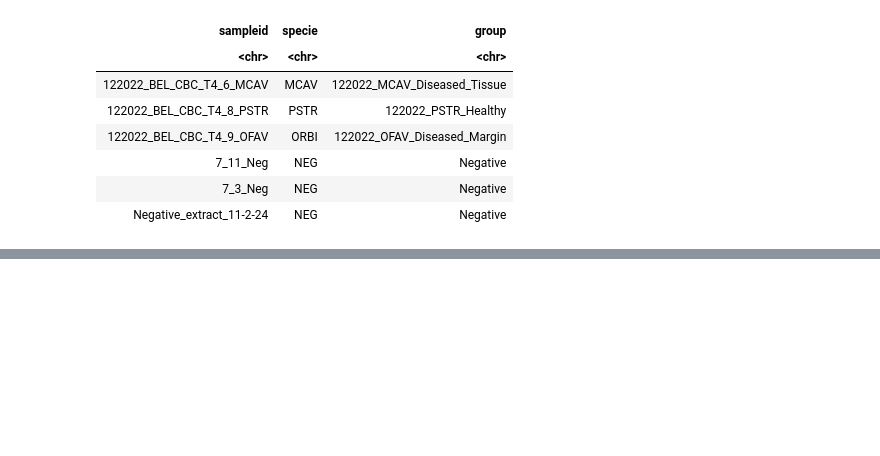
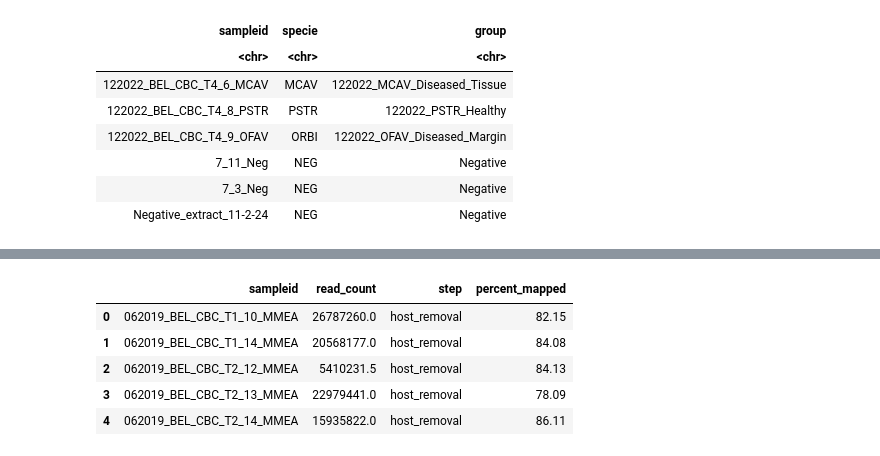
Before and after one commit to brookewicz/CBC_metagenomics, a Jupyter notebook: all_sctld/read_counts.ipynb, the cells around one changed output, grey strips where cells are left out. Drawn from its saved outputs; the diff is of its cells as text; code cells hidden in the pictures; blank space fills up the shorter version.

```diff
--- a/all_sctld/read_counts.ipynb
+++ b/all_sctld/read_counts.ipynb
@@ -526,0 +515,16 @@ df.head()
+# %%
+# MMEA
+sample_file='/scratch4/workspace/brooke_sienkiewicz_student_uml_edu-bel_raw/MMEA/spp_samples'
+file_path='/work/pi_sarah_gignouxwolfsohn_uml_edu/brooke/seqs042024/outputs'
+slurm_file='slurm-assembly-53514255.out'
+slurm_output=os.path.join(file_path, slurm_file)
+
+# Read sample IDs in order
+with open(sample_file, "r") as f:
+    sample_ids = [line.strip().split()[0] for line in f if line.strip()]
+print(len(sample_ids))
+print(sample_ids)
+# checked manually that the last sample processed was indeed T2 7 MMEA so adjusting here
+sample_ids=sample_ids[0:10]
+print(len(sample_ids))
+print(sample_ids)
@@ -526,0 +573,40 @@ df.head()
+# %%
+# Extract unmapped reads
+unmapped_counts = []
+for block in log_blocks:
+    match = re.search(r"(\d[\d,]*) \([\d.]+%\) aligned 0 times", block)
+    #print(match)
+    if match:
+        seqs = int(match.group(1).replace(",", ""))
+        unmapped_counts.append(seqs)
+    else:
+        unmapped_counts.append(None)
+
+# Extract % mapped
+mapped_percent = []
+for block in log_blocks:
+    match = re.search(r"([\d.]+)% overall alignment rate", block)
+    #print(match)
+    if match:
+        percent = float(match.group(1))
+        mapped_percent.append(percent)
+    else:
+        mapped_percent.append(None)
+
+# Create dataframe
+mmea_df = pd.DataFrame({
+    "sampleid": sample_ids,
+     "read_count": unmapped_counts,
+    "step": "host_removal",
+    "percent_mapped": mapped_percent
+})
+# divide numbers in half since they are calculating with F & R together
+mmea_df['read_count']=mmea_df['read_count']/2
+mmea_df.head()
+# %% [output]
+|  | sampleid | read_count | step | percent_mapped |
+| 0 | 062019_BEL_CBC_T1_10_MMEA | 26787260.0 | host_removal | 82.15 |
+| 1 | 062019_BEL_CBC_T1_14_MMEA | 20568177.0 | host_removal | 84.08 |
+| 2 | 062019_BEL_CBC_T2_12_MMEA | 5410231.5 | host_removal | 84.13 |
+| 3 | 062019_BEL_CBC_T2_13_MMEA | 22979441.0 | host_removal | 78.09 |
+| 4 | 062019_BEL_CBC_T2_14_MMEA | 15935822.0 | host_removal | 86.11 |
```
Also changed, not shown: parts of 17 cells of this notebook.
